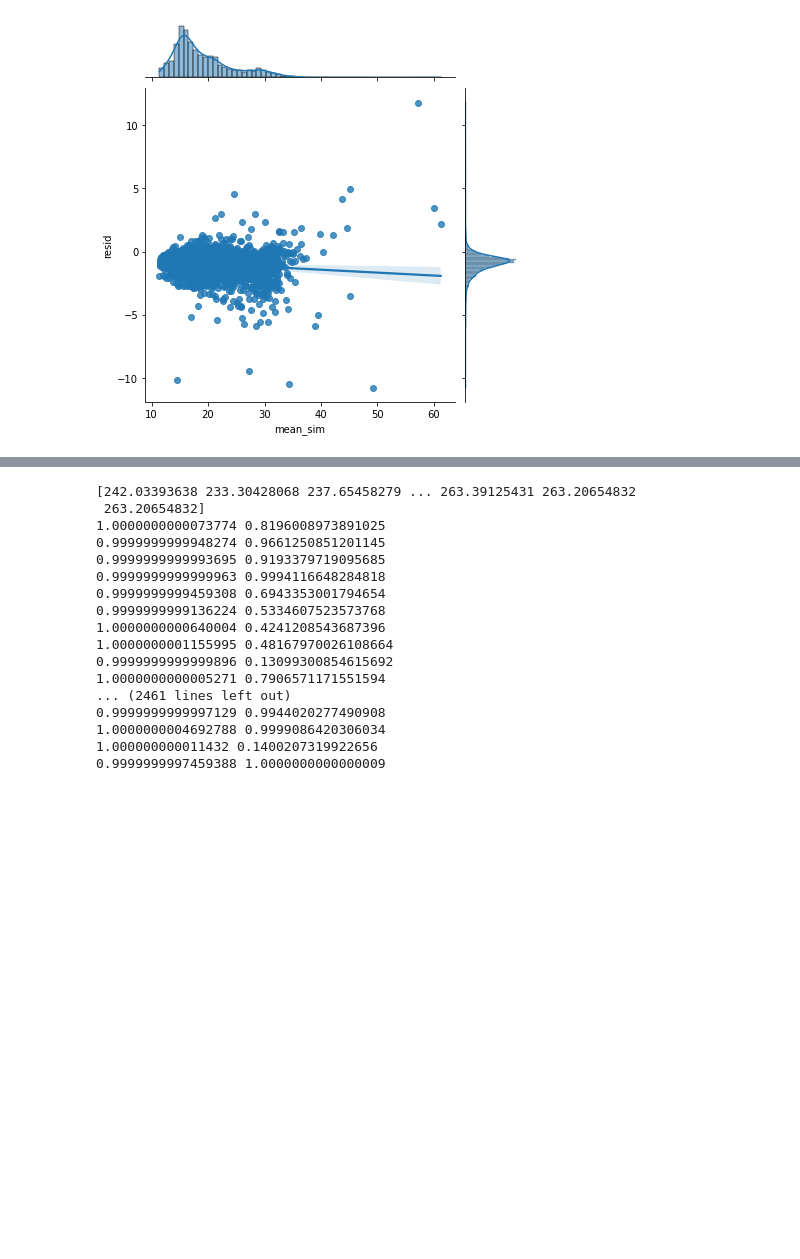
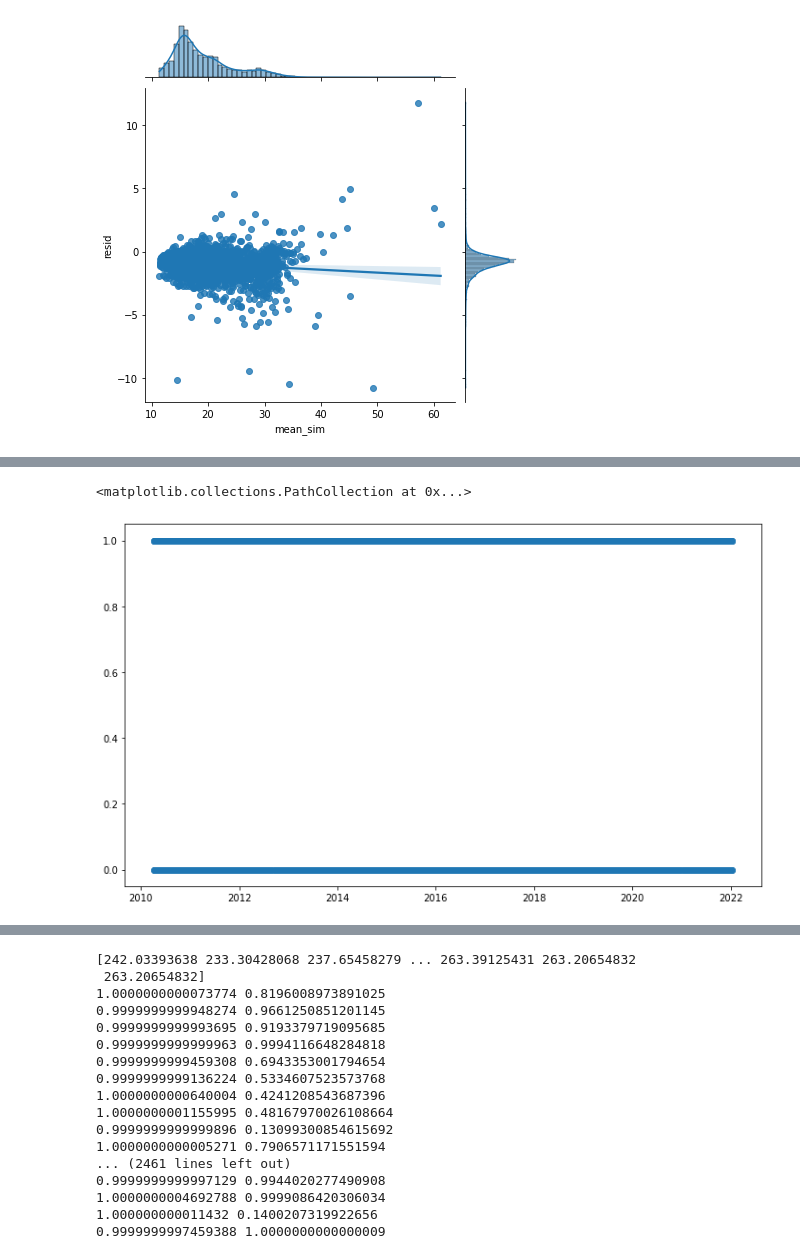
Before and after one commit to aidinattar/Volatility-carry-trading-strategy, a Jupyter notebook: Project.ipynb, the cells around one changed output, grey strips where cells are left out. Saved outputs shown, nothing was run; the diff lists cells and outputs as text; code cells hidden in the pictures; blank space fills up the shorter version.

```diff
--- a/Project.ipynb
+++ b/Project.ipynb
@@ -931,0 +917,15 @@ plt.plot(UX1['open/close'].values[100:500])
+# %%
+UX1['diff_sim_real'] = UX1['PX_LAST'] - UX1['PX_LAST'].shift(-1)
+
+conditions = [ ( UX1['diff_sim_real'] < 0 ) & ( UX1['diff_sim_real'] * UX1['diff_sim_real'].shift(-1) < 0 ),
+               ( UX1['diff_sim_real'] > 0 ) & ( UX1['diff_sim_real'] * UX1['diff_sim_real'].shift(-1) < 0 ) ]
+
+choices = [1,-1]
+
+UX1['open/close_real'] = np.select(conditions, choices, default=0)
+# %%
+UX1['open/close_diff'] = 0
+UX1['open/close_diff'].loc[ UX1['open/close'] != UX1['open/close_real'].shift(-1) ] = 1
+
+print(len(UX1))
+print(len(UX1[UX1['open/close'] != UX1['open/close_real'].shift(-1)]))
@@ -931,0 +939,7 @@ plt.plot(UX1['open/close'].values[100:500])
+# %%
+fig, ax = plt.subplots(figsize=(12,7))
+
+ax.scatter(UX1.index, UX1['open/close_diff'])
+# %% [output]
+<matplotlib.collections.PathCollection at 0x...>
+[figure, added]
```
Also changed, not shown: parts of 18 cells of this notebook.
